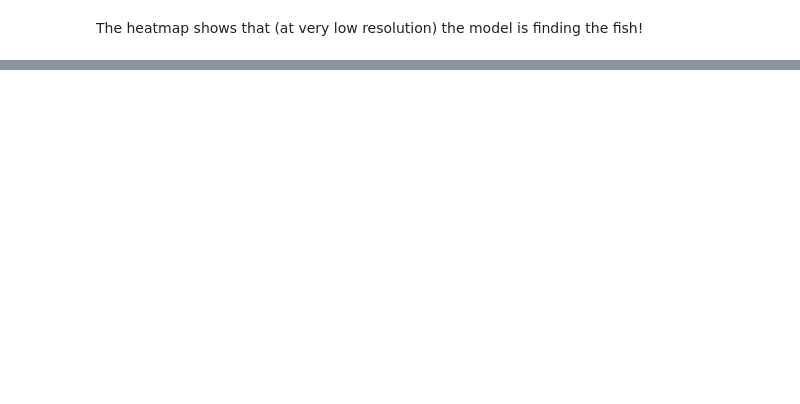
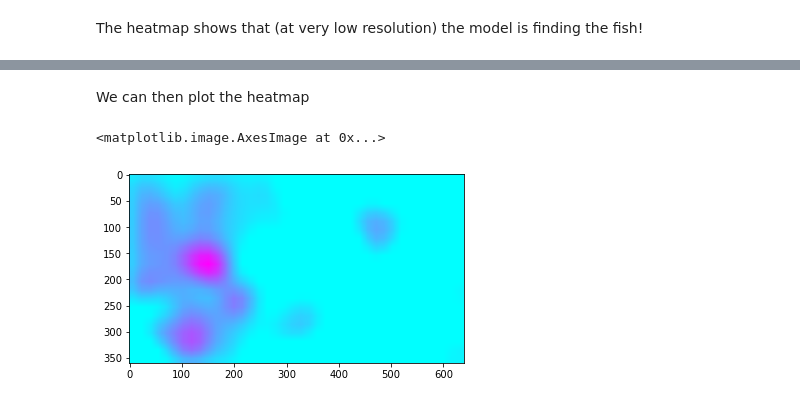
Before and after one commit to AKLLaursen/kaggle, a Jupyter notebook: the-nature-conservancy-fisheries-monitoring/the-nature-conservancy-fisheries-monitoring.ipynb, the cells around one changed output, grey strips where cells are left out. Drawn from its saved outputs; the diff is of its cells as text; code cells hidden in the pictures; blank space fills up the shorter version.

```diff
--- a/the-nature-conservancy-fisheries-monitoring/the-nature-conservancy-fisheries-monitoring.ipynb
+++ b/the-nature-conservancy-fisheries-monitoring/the-nature-conservancy-fisheries-monitoring.ipynb
@@ -1041,0 +1103,6 @@ plt.imshow(cm, cmap = "cool")
+# %%
+f_conv_model_large.fit(x = conv_train_feat,
+                       y = train_labels,
+                       batch_size = batch_size,
+                       epochs = 6,
+                       validation_data = (conv_valid_feat, valid_labels))
@@ -1041,0 +1126,3 @@ plt.imshow(cm, cmap = "cool")
+# %%
+l_large = f_conv_model_large.layers
+conv_fn_large = K.function([l_large[0].input, K.learning_phase()], [l_large[-3].output])
@@ -1041,0 +1131,4 @@ plt.imshow(cm, cmap = "cool")
+# %%
+def get_cm_large(inp, label):
+    conv = conv_fn_large([inp,0])[0][0, :, : , label]
+    return scipy.misc.imresize(conv, (360,640))
@@ -1041,0 +1152,8 @@ plt.imshow(cm, cmap = "cool")
+# %% [markdown]
+We can then plot the heatmap
+# %%
+cm = get_cm_large(inp, 0)
+plt.imshow(cm, cmap = "cool")
+# %% [output]
+<matplotlib.image.AxesImage at 0x...>
+[figure, added]
```
Also changed, not shown: parts of 85 cells of this notebook, 1 other file.
